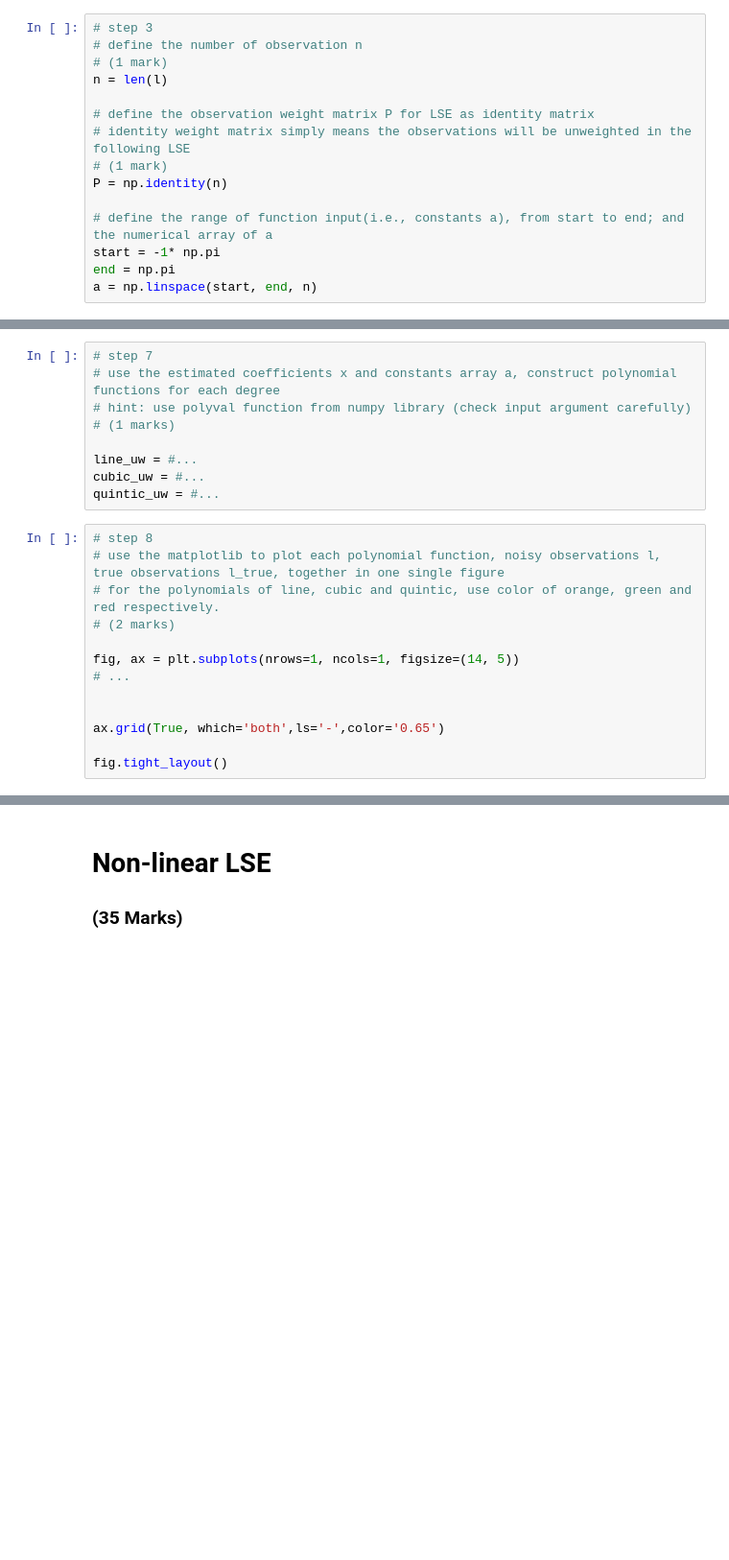
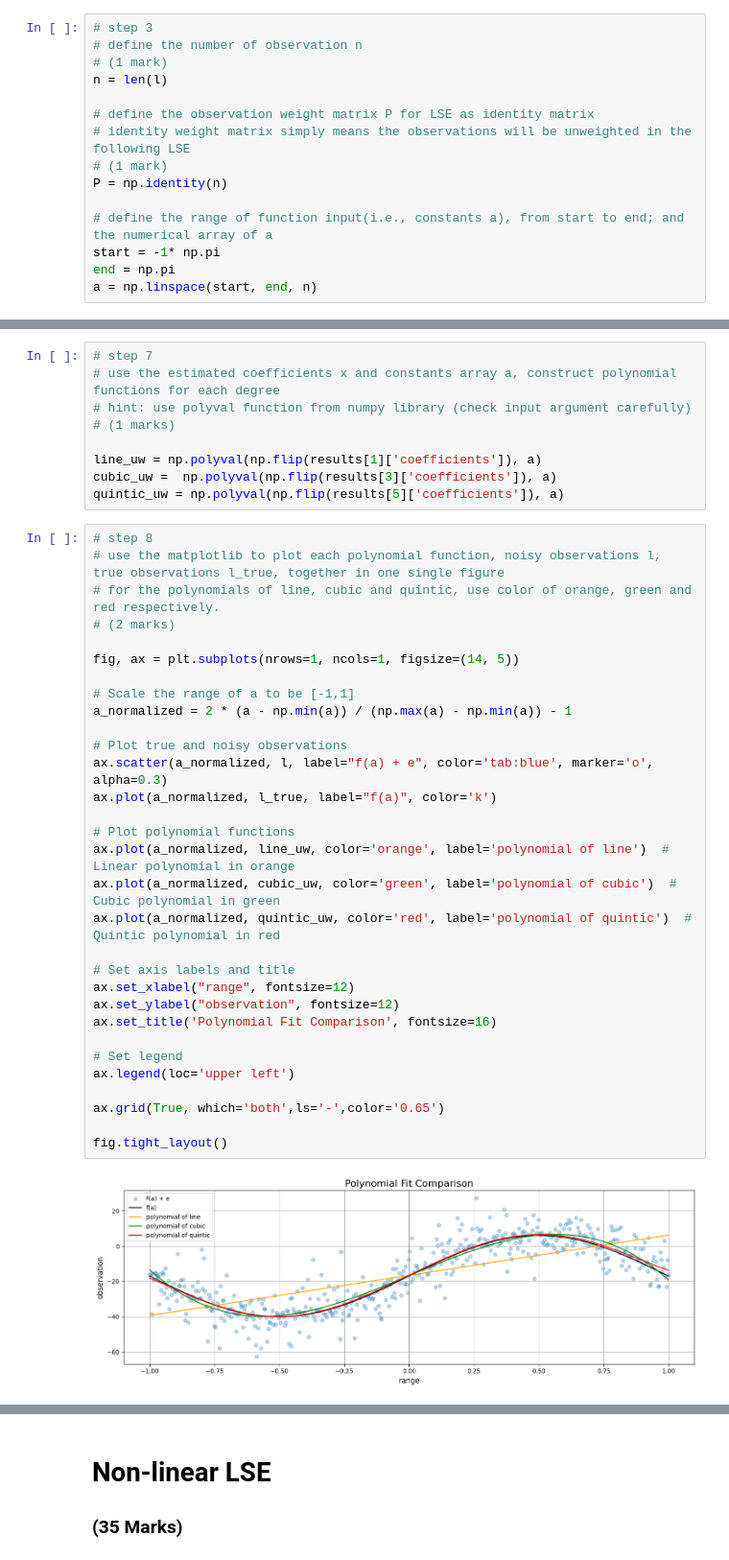
Before and after one commit to Dewr4n/engg680_2024_fall, a Jupyter notebook: Lab_Assignment2/Assignment2.ipynb, the cells around one changed output, grey strips where cells are left out. Shown at 96% size. Cells and saved outputs as stored; diff of their text form; blank space fills up the shorter version.

```diff
--- a/Lab_Assignment2/Assignment2.ipynb
+++ b/Lab_Assignment2/Assignment2.ipynb
@@ -133,22 +183,42 @@ def fit_polynomial_curve(a: np.ndarray, l: np.ndarray, P: np.ndarray, deg: int)
 # hint: use polyval function from numpy library (check input argument carefully)
 # (1 marks)
 
-line_uw = #...
-cubic_uw = #...
-quintic_uw = #...
+line_uw = np.polyval(np.flip(results[1]['coefficients']), a)
+cubic_uw =  np.polyval(np.flip(results[3]['coefficients']), a)
+quintic_uw = np.polyval(np.flip(results[5]['coefficients']), a)
 # %%
 # step 8
 # use the matplotlib to plot each polynomial function, noisy observations l, true observations l_true, together in one single figure
 # for the polynomials of line, cubic and quintic, use color of orange, green and red respectively.
 # (2 marks)
 
 fig, ax = plt.subplots(nrows=1, ncols=1, figsize=(14, 5))
-# ...
 
+# Scale the range of a to be [-1,1]
+a_normalized = 2 * (a - np.min(a)) / (np.max(a) - np.min(a)) - 1
+
+# Plot true and noisy observations
+ax.scatter(a_normalized, l, label="f(a) + e", color='tab:blue', marker='o', alpha=0.3)
+ax.plot(a_normalized, l_true, label="f(a)", color='k')
+
+# Plot polynomial functions
+ax.plot(a_normalized, line_uw, color='orange', label='polynomial of line')  # Linear polynomial in orange
+ax.plot(a_normalized, cubic_uw, color='green', label='polynomial of cubic')  # Cubic polynomial in green
+ax.plot(a_normalized, quintic_uw, color='red', label='polynomial of quintic')  # Quintic polynomial in red
+
+# Set axis labels and title
+ax.set_xlabel("range", fontsize=12)
+ax.set_ylabel("observation", fontsize=12)
+ax.set_title('Polynomial Fit Comparison', fontsize=16)
+
+# Set legend
+ax.legend(loc='upper left')
 
 ax.grid(True, which='both',ls='-',color='0.65')
 
 fig.tight_layout()
+# %% [output]
+[figure, added]
 # %%
 # step 9
 # print the a posterier variance factor for each polynomial function
```
Also changed, not shown: parts of 33 cells of this notebook.
